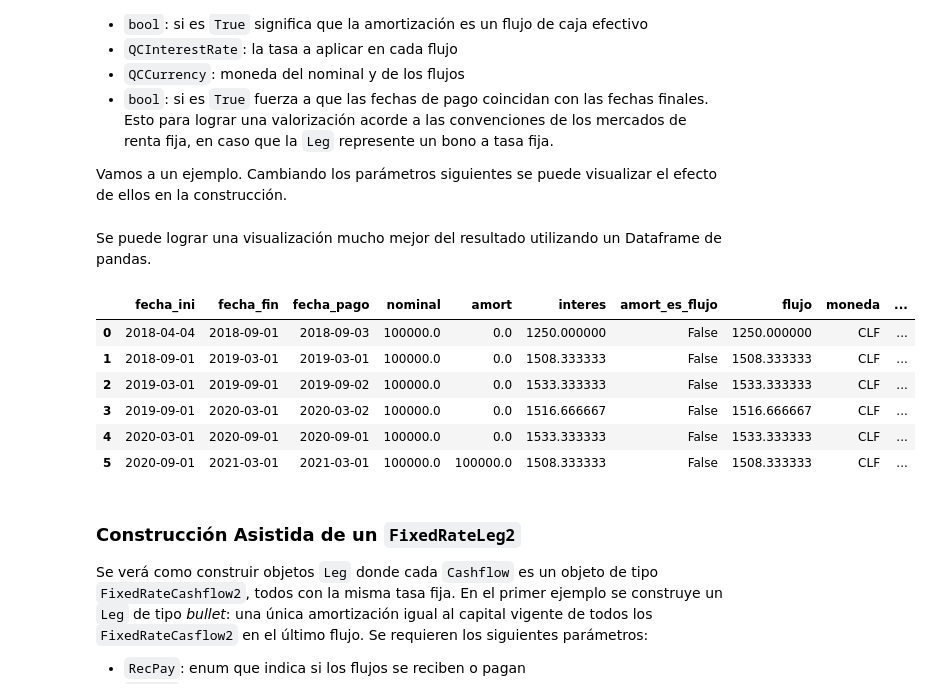
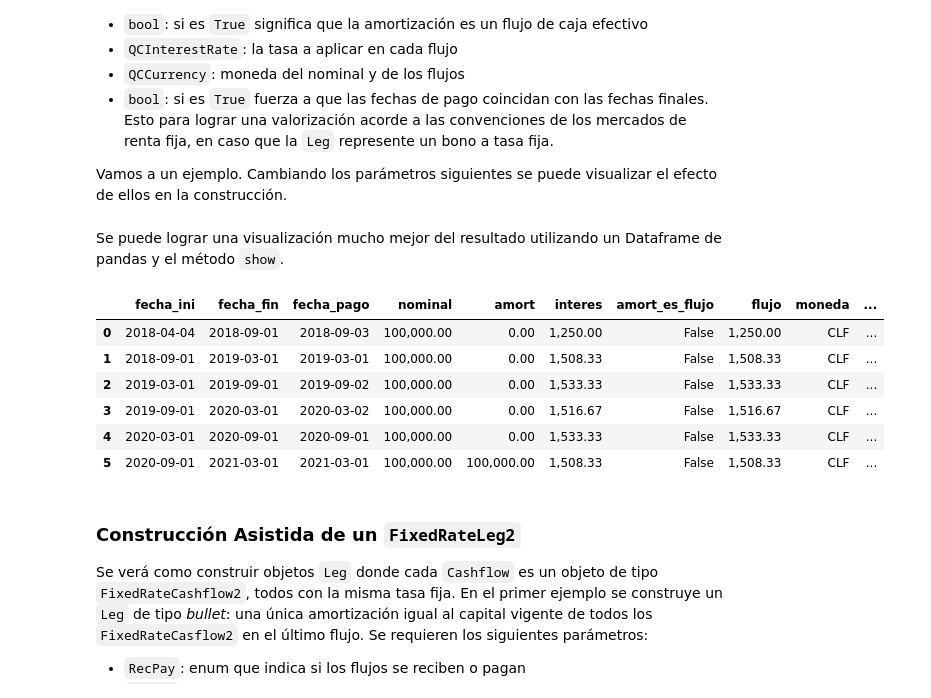
Before and after one commit to adiaz-efaa/mif-2019, a Jupyter notebook: Ejemplos_QC_Financial_2.ipynb, the cells around one changed output. Cells and saved outputs as stored; diff of their text form; code cells hidden in the pictures.

```diff
--- a/Ejemplos_QC_Financial_2.ipynb
+++ b/Ejemplos_QC_Financial_2.ipynb
@@ -1,3 +9,8 @@
+# %%
+format_dict = {'nominal': '{0:,.2f}', 'amort': '{0:,.2f}', 'interes': '{0:,.2f}', 'flujo': '{0:,.2f}',
+               'icp_inicial': '{0:,.2f}', 'icp_final': '{0:,.2f}',
+               'valor_tasa': '{0:,.4%}', 'spread': '{0:,.4%}', 'gearing': '{0:,.2f}',
+               'amort_moneda_pago': '{0:,.2f}', 'interes_moneda_pago': '{0:,.2f}', 'valor_indice_fx': '{0:,.2f}'}
 # %% [markdown]
 ## Legs
 Los objetos de tipo `Leg` son una lista (o vector) de objetos `Cashflow` y representan una pata de un instrumento financiero. un objeto de tipo `Leg` puede construirse *a mano* es decir, dando de alta cashflows y agregándolos uno a uno o con algunos métodos de conveniencia cuyo funcionamiento se mostrará.
@@ -8,13 +19,13 @@ import QC_Financial as qcf
 # %%
-leg = qcf.Leg()
-fecha_vcto = qcf.QCDate(20, 9, 2018)
-simple_cashflow_1 = qcf.SimpleCashflow(fecha_vcto,  # fecha del flujo
+leg = Qcf.Leg()
+fecha_vcto = Qcf.QCDate(20, 9, 2018)
+simple_cashflow_1 = Qcf.SimpleCashflow(fecha_vcto,  # fecha del flujo
                                        100,         # monto
-                                       qcf.QCCLP()) # moneda
+                                       Qcf.QCCLP()) # moneda
 
-simple_cashflow_2 = qcf.SimpleCashflow(fecha_vcto,  # fecha del flujo
+simple_cashflow_2 = Qcf.SimpleCashflow(fecha_vcto,  # fecha del flujo
                                        -70000,      # monto
-                                       qcf.QCUSD()) # moneda
+                                       Qcf.QCUSD()) # moneda
 leg.append_cashflow(simple_cashflow_1)
 leg.append_cashflow(simple_cashflow_2)
 # %%
@@ -47,23 +58,23 @@ Se requieren los siguientes parámetros:
 Vamos a un ejemplo. Cambiando los parámetros siguientes se puede visualizar el efecto de ellos en la construcción.
 # %%
 # Se da de alta los parámetros requeridos
-rp = qcf.RecPay.RECEIVE
-fecha_inicio = qcf.QCDate(4, 4, 2018)
-fecha_final = qcf.QCDate(1, 3, 2021)
-bus_adj_rule = qcf.BusyAdjRules.NO
-periodicidad = qcf.Tenor('6M')
-periodo_irregular = qcf.StubPeriod.SHORTFRONT
-calendario = qcf.BusinessCalendar(fecha_inicio, 20)
-calendario.add_holiday(qcf.QCDate(31, 12, 2018))
+rp = Qcf.RecPay.RECEIVE
+fecha_inicio = Qcf.QCDate(4, 4, 2018)
+fecha_final = Qcf.QCDate(1, 3, 2021)
+bus_adj_rule = Qcf.BusyAdjRules.NO
+periodicidad = Qcf.Tenor('6M')
+periodo_irregular = Qcf.StubPeriod.SHORTFRONT
+calendario = Qcf.BusinessCalendar(fecha_inicio, 20)
+calendario.add_holiday(Qcf.QCDate(31, 12, 2018))
 lag_pago = 0
 nominal = 100000.0
 amort_es_flujo = False
-tasa_cupon = qcf.QCInterestRate(.03, qcf.QCAct360(), qcf.QCLinearWf())
-moneda = qcf.QCCLF()
+tasa_cupon = Qcf.QCInterestRate(.03, Qcf.QCAct360(), Qcf.QCLinearWf())
+moneda = Qcf.QCCLF()
 es_bono = False
 
 # Se da de alta el objeto
-fixed_rate_leg = qcf.LegFactory.build_bullet_fixed_rate_leg(rp,
+fixed_rate_leg = Qcf.LegFactory.build_bullet_fixed_rate_leg(rp,
                                                             fecha_inicio,
                                                             fecha_final,
                                                             bus_adj_rule,
@@ -77,31 +88,31 @@ fixed_rate_leg = qcf.LegFactory.build_bullet_fixed_rate_leg(rp,
                                                             moneda,
                                                             es_bono)
 # %% [markdown]
-Se puede lograr una visualización mucho mejor del resultado utilizando un Dataframe de pandas.
+Se puede lograr una visualización mucho mejor del resultado utilizando un Dataframe de pandas y el método `show`.
 # %%
 # Se importa pandas de la forma usual
 import pandas as pd
 
 # Se define un list donde almacenar los resultados de la función show
 tabla = []
 for i in range(0, fixed_rate_leg.size()):
-    tabla.append(qcf.show(fixed_rate_leg.get_cashflow_at(i)))
+    tabla.append(Qcf.show(fixed_rate_leg.get_cashflow_at(i)))
 
 # Se utiliza tabla para inicializar el Dataframe
 columnas = ['fecha_ini', 'fecha_fin', 'fecha_pago', 'nominal', 'amort', 'interes', 'amort_es_flujo', 'flujo', 'moneda',
             'valor_tasa', 'tipo_tasa']
 df = pd.DataFrame(tabla, columns=columnas)
 
 # Se despliega la data en este formato
-df
+df.style.format(format_dict)
 # %% [output]
 |  | fecha_ini | fecha_fin | fecha_pago | nominal | amort | interes | amort_es_flujo | flujo | moneda | ... |
-| 0 | 2018-04-04 | 2018-09-01 | 2018-09-03 | 100000.0 | 0.0 | 1250.000000 | False | 1250.000000 | CLF | ... |
-| 1 | 2018-09-01 | 2019-03-01 | 2019-03-01 | 100000.0 | 0.0 | 1508.333333 | False | 1508.333333 | CLF | ... |
-| 2 | 2019-03-01 | 2019-09-01 | 2019-09-02 | 100000.0 | 0.0 | 1533.333333 | False | 1533.333333 | CLF | ... |
-| 3 | 2019-09-01 | 2020-03-01 | 2020-03-02 | 100000.0 | 0.0 | 1516.666667 | False | 1516.666667 | CLF | ... |
-| 4 | 2020-03-01 | 2020-09-01 | 2020-09-01 | 100000.0 | 0.0 | 1533.333333 | False | 1533.333333 | CLF | ... |
-| 5 | 2020-09-01 | 2021-03-01 | 2021-03-01 | 100000.0 | 100000.0 | 1508.333333 | False | 1508.333333 | CLF | ... |
+| 0 | 2018-04-04 | 2018-09-01 | 2018-09-03 | 100,000.00 | 0.00 | 1,250.00 | False | 1,250.00 | CLF | ... |
+| 1 | 2018-09-01 | 2019-03-01 | 2019-03-01 | 100,000.00 | 0.00 | 1,508.33 | False | 1,508.33 | CLF | ... |
+| 2 | 2019-03-01 | 2019-09-01 | 2019-09-02 | 100,000.00 | 0.00 | 1,533.33 | False | 1,533.33 | CLF | ... |
+| 3 | 2019-09-01 | 2020-03-01 | 2020-03-02 | 100,000.00 | 0.00 | 1,516.67 | False | 1,516.67 | CLF | ... |
+| 4 | 2020-03-01 | 2020-09-01 | 2020-09-01 | 100,000.00 | 0.00 | 1,533.33 | False | 1,533.33 | CLF | ... |
+| 5 | 2020-09-01 | 2021-03-01 | 2021-03-01 | 100,000.00 | 100,000.00 | 1,508.33 | False | 1,508.33 | CLF | ... |
 # %% [markdown]
 ### Construcción Asistida de un `FixedRateLeg2`
 Se verá como construir objetos `Leg` donde cada `Cashflow` es un objeto de tipo `FixedRateCashflow2`, todos con la misma tasa fija. En el primer ejemplo se construye un `Leg` de tipo *bullet*: una única amortización igual al capital vigente de todos los `FixedRateCasflow2` en el último flujo.
```
Also changed, not shown: parts of 24 cells of this notebook, 5 other files.
